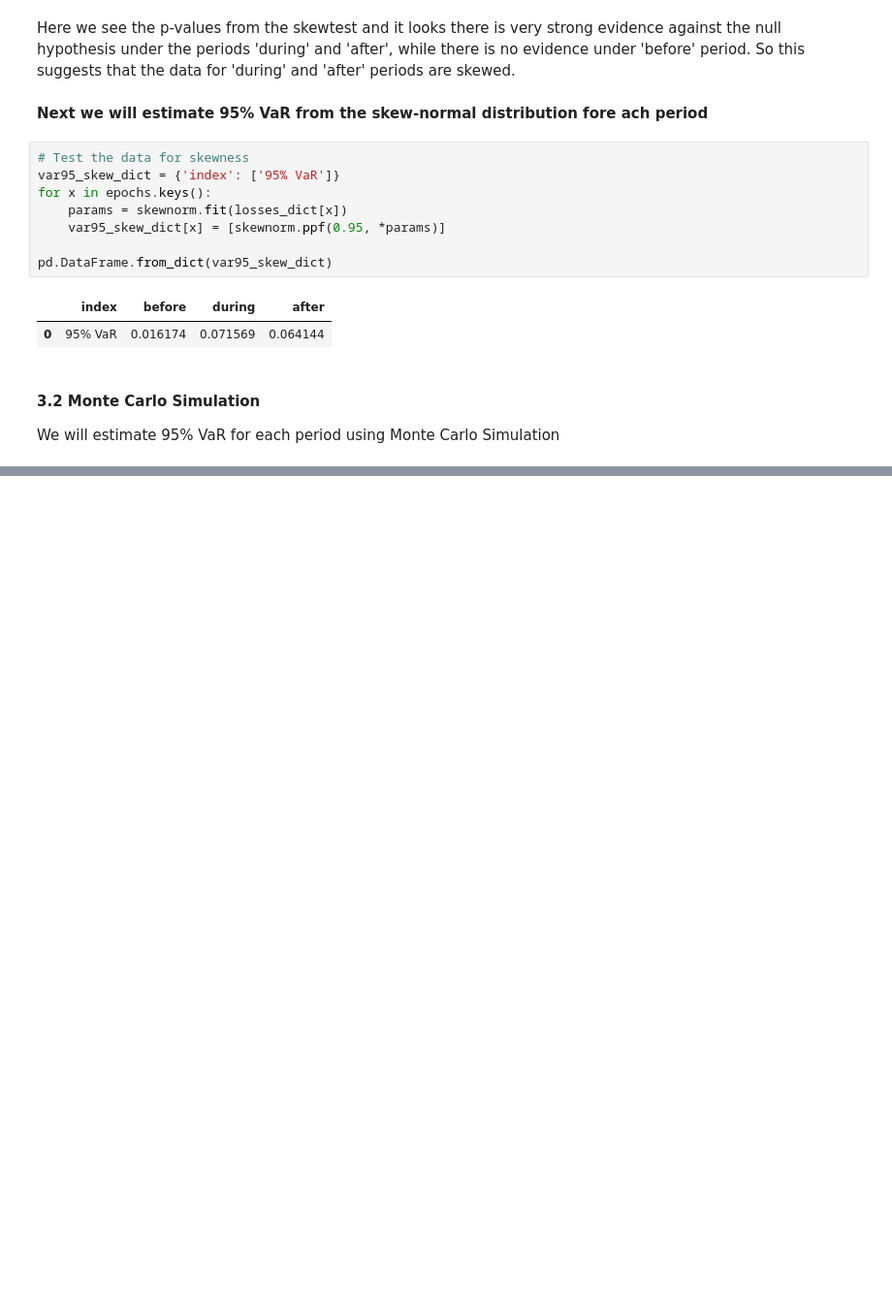
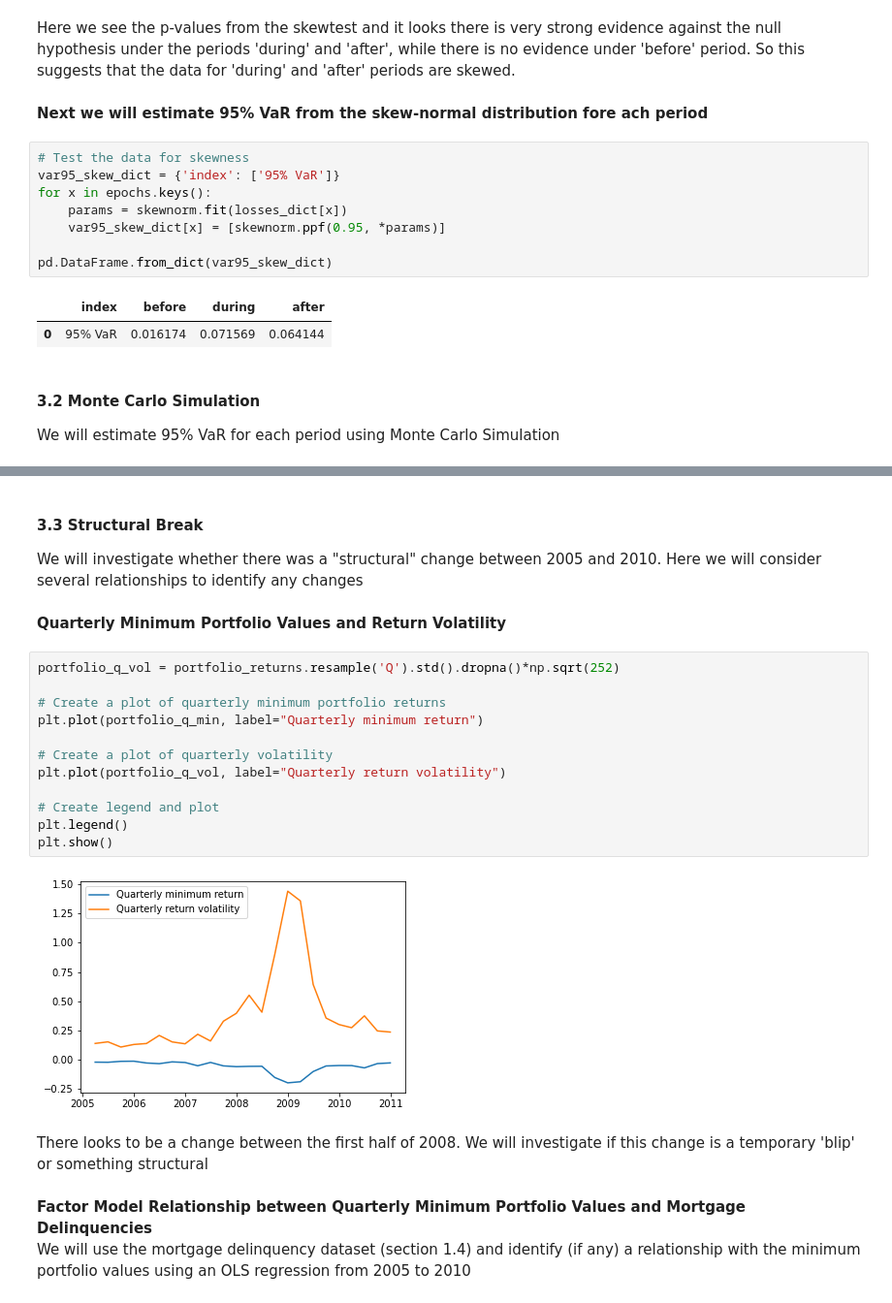
Before and after one commit to mnktan/QuantRiskManagement, a Jupyter notebook: QRM_DCProject.ipynb, the cells around one changed output, grey strips where cells are left out. Shown: that part at 97% size. Saved outputs shown, nothing was run; the diff lists cells and outputs as text; blank space fills up the shorter version.

```diff
--- a/QRM_DCProject.ipynb
+++ b/QRM_DCProject.ipynb
@@ -446,0 +449,24 @@ pd.DataFrame.from_dict(loss_dict)
+# %% [markdown]
+#### 3.3 Structural Break
+We will investigate whether there was a "structural" change between 2005 and 2010. Here we will consider several relationships to identify any changes
+# %% [markdown]
+**Quarterly Minimum Portfolio Values and Return Volatility**
+# %%
+portfolio_q_vol = portfolio_returns.resample('Q').std().dropna()*np.sqrt(252)
+
+# Create a plot of quarterly minimum portfolio returns
+plt.plot(portfolio_q_min, label="Quarterly minimum return")
+
+# Create a plot of quarterly volatility
+plt.plot(portfolio_q_vol, label="Quarterly return volatility")
+
+# Create legend and plot
+plt.legend()
+plt.show()
+# %% [output]
+[figure, added]
+# %% [markdown]
+There looks to be a change between the first half of 2008. We will investigate if this change is a temporary 'blip' or something structural
+# %% [markdown]
+**Factor Model Relationship between Quarterly Minimum Portfolio Values and Mortgage Delinquencies** &nbsp;
+We will use the mortgage delinquency dataset (section 1.4) and identify (if any) a relationship with the minimum portfolio values using an OLS regression from 2005 to 2010
```
Also changed, not shown: parts of 9 cells of this notebook.
